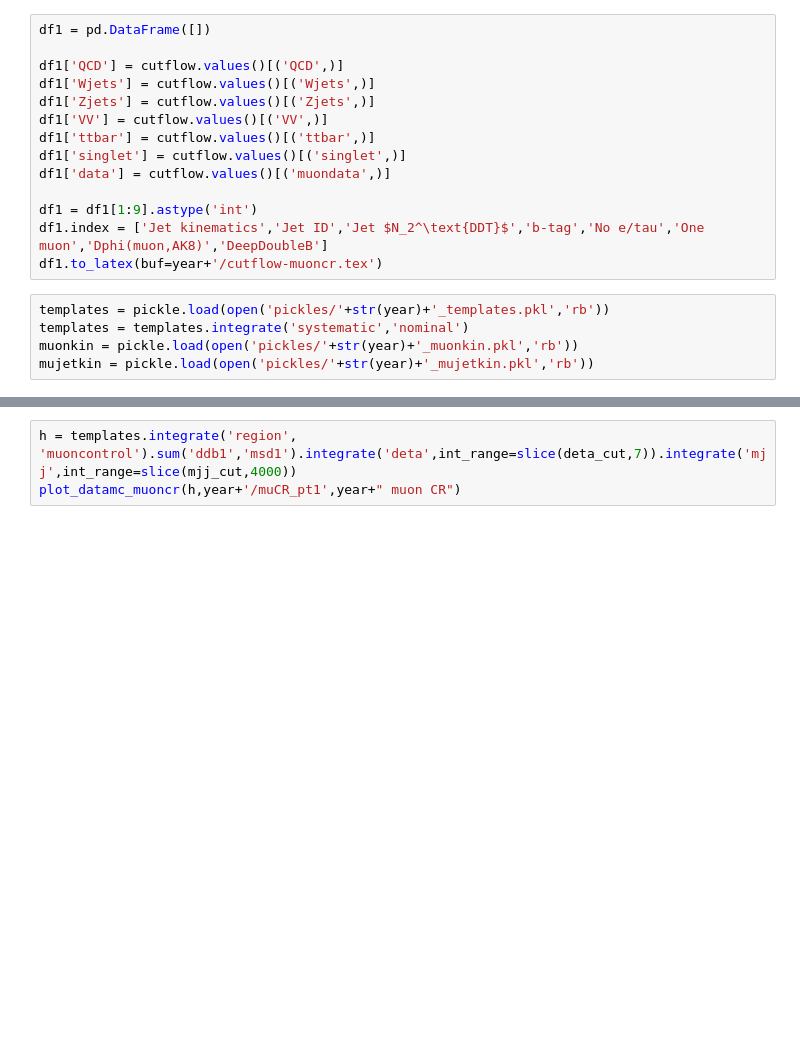
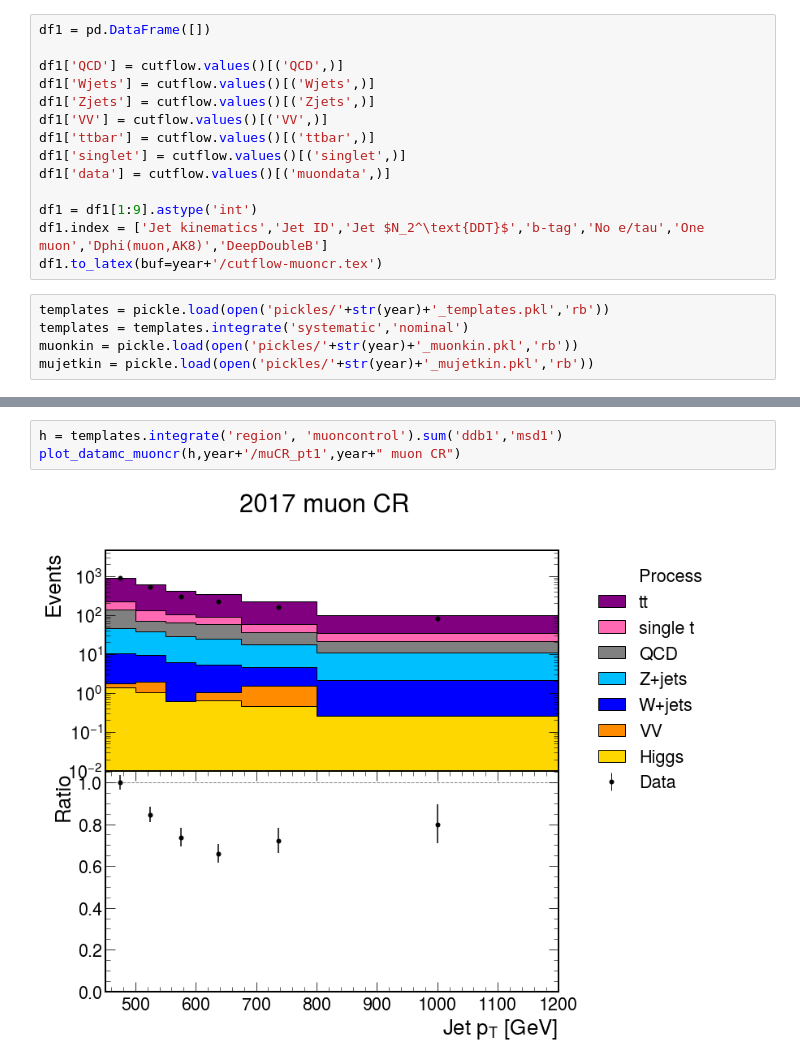
Before and after one commit to jennetd/boostedhiggs, a Jupyter notebook: binder-ddb2/inclusive-muCR.ipynb, the cells around one changed output, grey strips where cells are left out. Cells and saved outputs as stored; diff of their text form; blank space fills up the shorter version.

```diff
--- a/binder-ddb2/inclusive-muCR.ipynb
+++ b/binder-ddb2/inclusive-muCR.ipynb
@@ -111,4 +123,6 @@ plot_datamc_muoncr(h,year+'/muCR_msd1',year+" muon CR")
 # %%
-h = templates.integrate('region', 'muoncontrol').sum('ddb1','msd1').integrate('deta',int_range=slice(deta_cut,7)).integrate('mjj',int_range=slice(mjj_cut,4000))
+h = templates.integrate('region', 'muoncontrol').sum('ddb1','msd1')
 plot_datamc_muoncr(h,year+'/muCR_pt1',year+" muon CR")
+# %% [output]
+[figure, added]
 # %%
```
Also changed, not shown: parts of 8 cells of this notebook, 1 other file.
